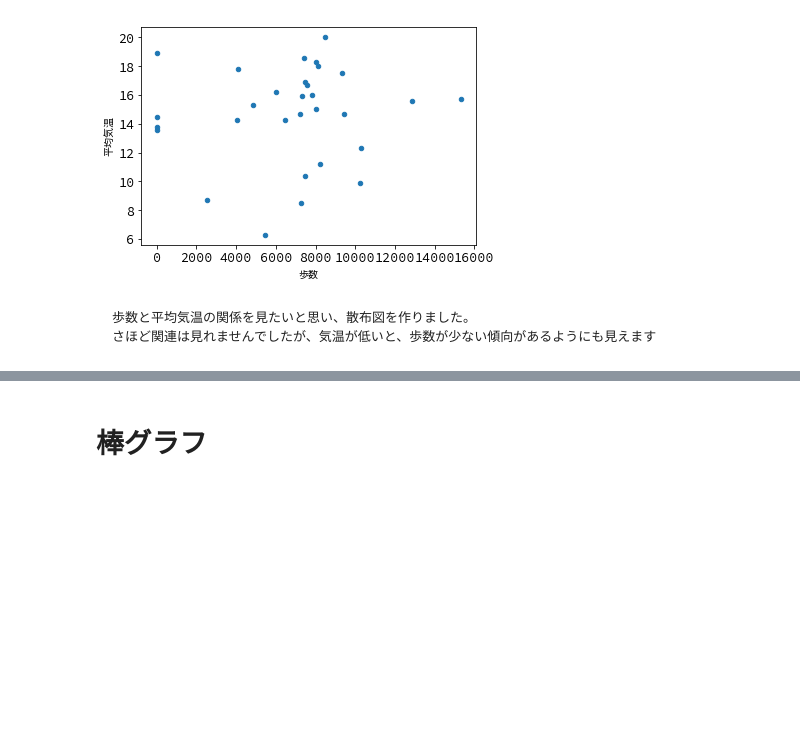
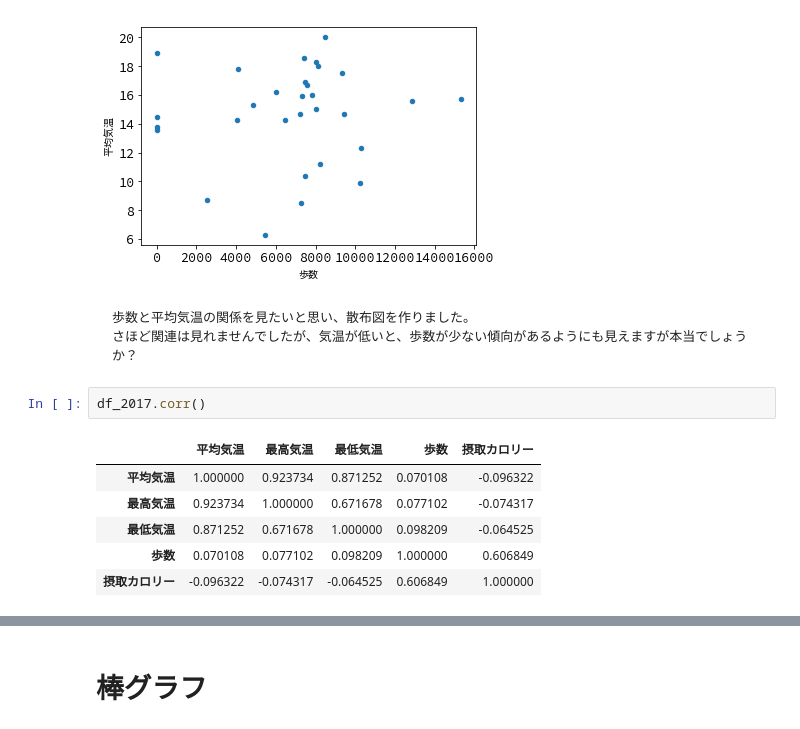
Before and after one commit to terapyon/leaning-pandas, a Jupyter notebook: matplotlib本番用.ipynb, the cells around one changed output, grey strips where cells are left out. Saved outputs shown, nothing was run; the diff lists cells and outputs as text; blank space fills up the shorter version.

````diff
--- a/matplotlib本番用.ipynb
+++ b/matplotlib本番用.ipynb
@@ -247,5 +247,14 @@ df_2017.plot.scatter(x='歩数', y='平均気温')
 # %% [markdown]
 ```
 歩数と平均気温の関係を見たいと思い、散布図を作りました。
-さほど関連は見れませんでしたが、気温が低いと、歩数が少ない傾向があるようにも見えます
+さほど関連は見れませんでしたが、気温が低いと、歩数が少ない傾向があるようにも見えますが本当でしょうか？
 ```
+# %%
+df_2017.corr()
+# %% [output]
+|  | 平均気温 | 最高気温 | 最低気温 | 歩数 | 摂取カロリー |
+| 平均気温 | 1.000000 | 0.923734 | 0.871252 | 0.070108 | -0.096322 |
+| 最高気温 | 0.923734 | 1.000000 | 0.671678 | 0.077102 | -0.074317 |
+| 最低気温 | 0.871252 | 0.671678 | 1.000000 | 0.098209 | -0.064525 |
+| 歩数 | 0.070108 | 0.077102 | 0.098209 | 1.000000 | 0.606849 |
+| 摂取カロリー | -0.096322 | -0.074317 | -0.064525 | 0.606849 | 1.000000 |
````
Also changed, not shown: parts of 14 cells of this notebook.
